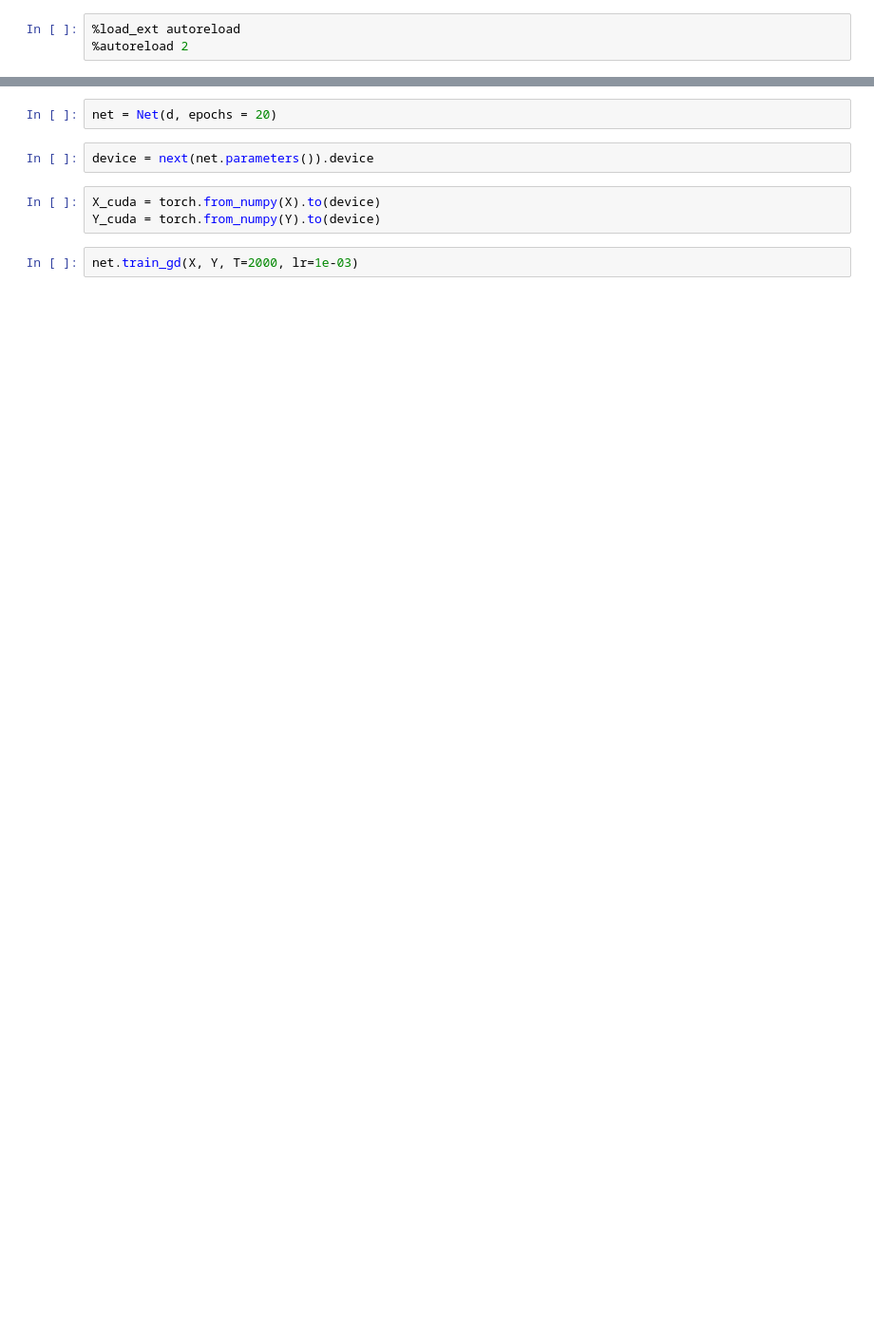
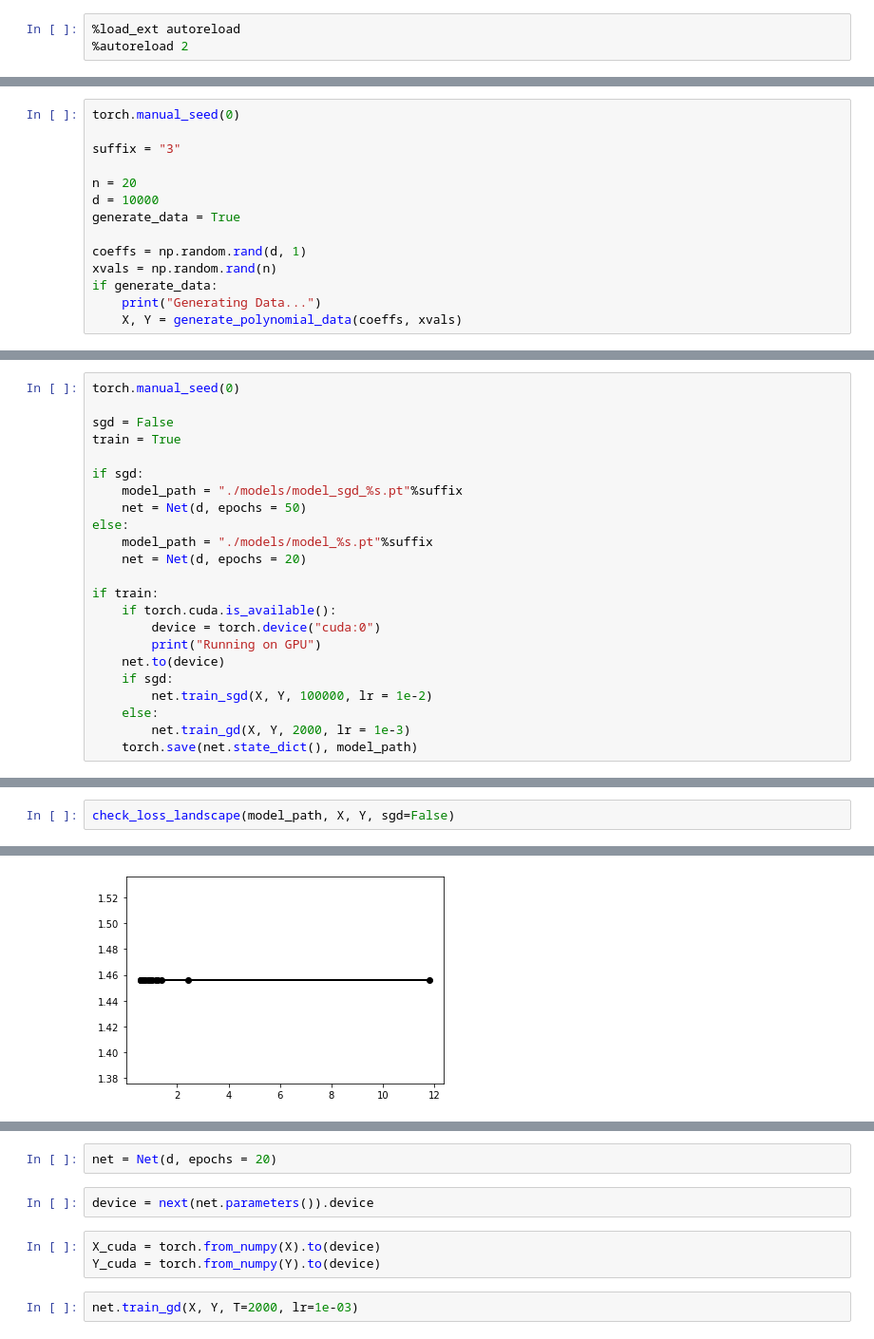
Before and after one commit to cwang506/sgd_loss, a Jupyter notebook: python/gd.ipynb, the cells around one changed output, grey strips where cells are left out. Shown at 95% size. Cells and saved outputs as stored; diff of their text form; blank space fills up the shorter version.

Commit message:
added plotting, correct values

```diff
--- a/python/gd.ipynb
+++ b/python/gd.ipynb
@@ -42,0 +18,14 @@ else:
+# %%
+torch.manual_seed(0)
+
+suffix = "3"
+
+n = 20
+d = 10000
+generate_data = True
+
+coeffs = np.random.rand(d, 1)
+xvals = np.random.rand(n)
+if generate_data:
+    print("Generating Data...")
+    X, Y = generate_polynomial_data(coeffs, xvals)
@@ -42,0 +34,23 @@ else:
+# %%
+torch.manual_seed(0)
+
+sgd = False
+train = True
+
+if sgd:
+    model_path = "./models/model_sgd_%s.pt"%suffix
+    net = Net(d, epochs = 50)
+else:
+    model_path = "./models/model_%s.pt"%suffix
+    net = Net(d, epochs = 20)
+
+if train:
+    if torch.cuda.is_available():
+        device = torch.device("cuda:0")
+        print("Running on GPU")
+    net.to(device)
+    if sgd:
+        net.train_sgd(X, Y, 100000, lr = 1e-2)
+    else:
+        net.train_gd(X, Y, 2000, lr = 1e-3)
+    torch.save(net.state_dict(), model_path)
@@ -42,0 +91,3 @@ else:
+# %%
+check_loss_landscape(model_path, X, Y, sgd=False)
+# %% [output]
@@ -42,0 +111 @@ else:
+[figure, added]
```
Also changed, not shown: parts of 8 cells of this notebook, 2 other files.
